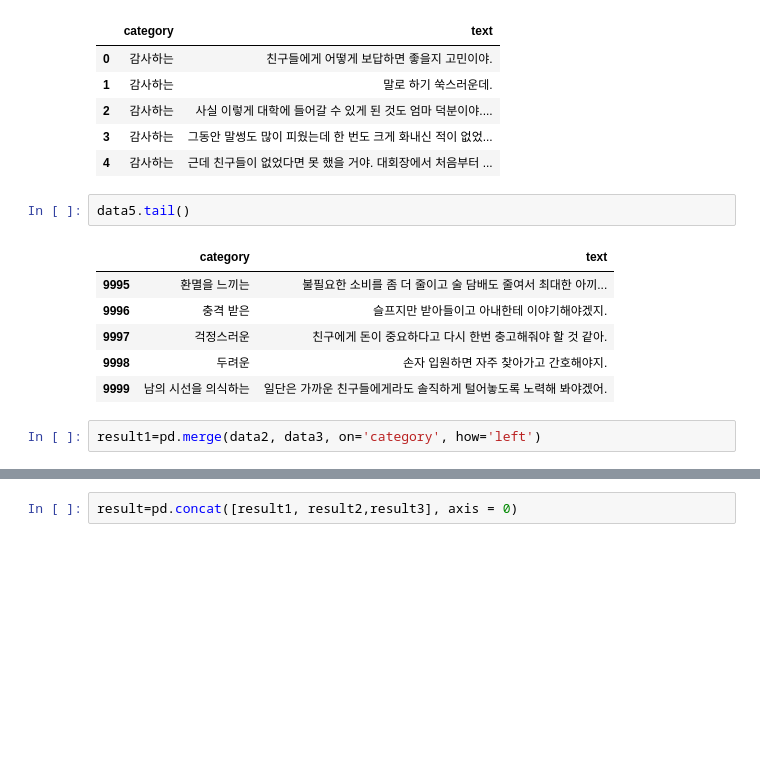
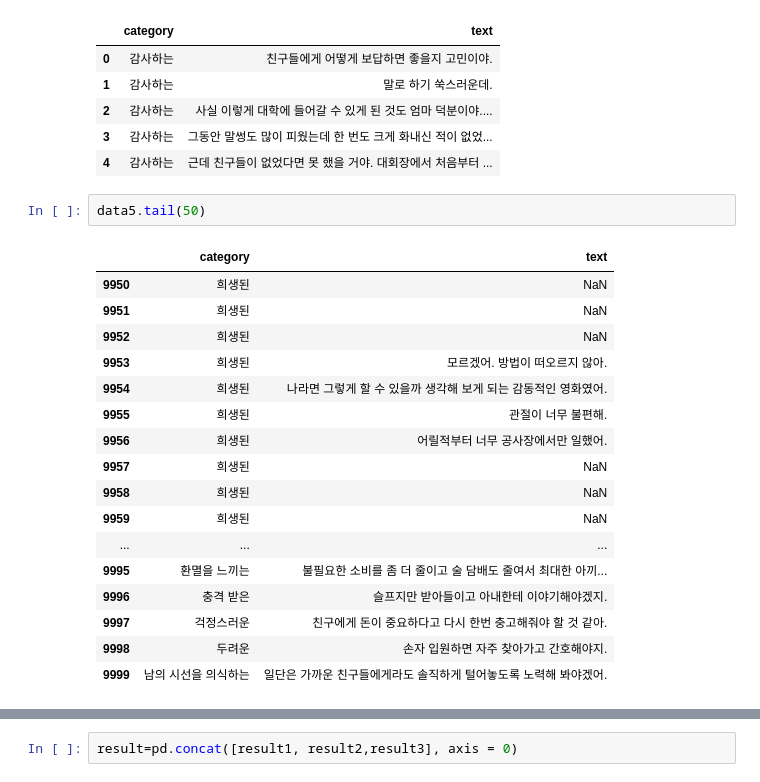
Before and after one commit to 2zyworld/Bigdata, a Jupyter notebook: 감성대화말뭉치_원천데이터_전처리.ipynb, the cells around one changed output, grey strips where cells are left out. Drawn from its saved outputs; the diff is of its cells as text; blank space fills up the shorter version.

```diff
--- a/감성대화말뭉치_원천데이터_전처리.ipynb
+++ b/감성대화말뭉치_원천데이터_전처리.ipynb
@@ -139,13 +159,22 @@ data4.head()
 | 3 | 감사하는 | 그동안 말썽도 많이 피웠는데 한 번도 크게 화내신 적이 없었... |
 | 4 | 감사하는 | 근데 친구들이 없었다면 못 했을 거야. 대회장에서 처음부터 ... |
 # %%
-data5.tail()
+data5.tail(50)
 # %% [output]
 |  | category | text |
+| 9950 | 희생된 | NaN |
+| 9951 | 희생된 | NaN |
+| 9952 | 희생된 | NaN |
+| 9953 | 희생된 | 모르겠어. 방법이 떠오르지 않아. |
+| 9954 | 희생된 | 나라면 그렇게 할 수 있을까 생각해 보게 되는 감동적인 영화였어. |
+| 9955 | 희생된 | 관절이 너무 불편해. |
+| 9956 | 희생된 | 어릴적부터 너무 공사장에서만 일했어. |
+| 9957 | 희생된 | NaN |
+| 9958 | 희생된 | NaN |
+| 9959 | 희생된 | NaN |
+| ... | ... | ... |
 | 9995 | 환멸을 느끼는 | 불필요한 소비를 좀 더 줄이고 술 담배도 줄여서 최대한 아끼... |
 | 9996 | 충격 받은 | 슬프지만 받아들이고 아내한테 이야기해야겠지. |
 | 9997 | 걱정스러운 | 친구에게 돈이 중요하다고 다시 한번 충고해줘야 할 것 같아. |
 | 9998 | 두려운 | 손자 입원하면 자주 찾아가고 간호해야지. |
 | 9999 | 남의 시선을 의식하는 | 일단은 가까운 친구들에게라도 솔직하게 털어놓도록 노력해 봐야겠어. |
-# %%
-result1=pd.merge(data2, data3, on='category', how='left')
```
Also changed, not shown: parts of 34 cells of this notebook, 8 other files.
